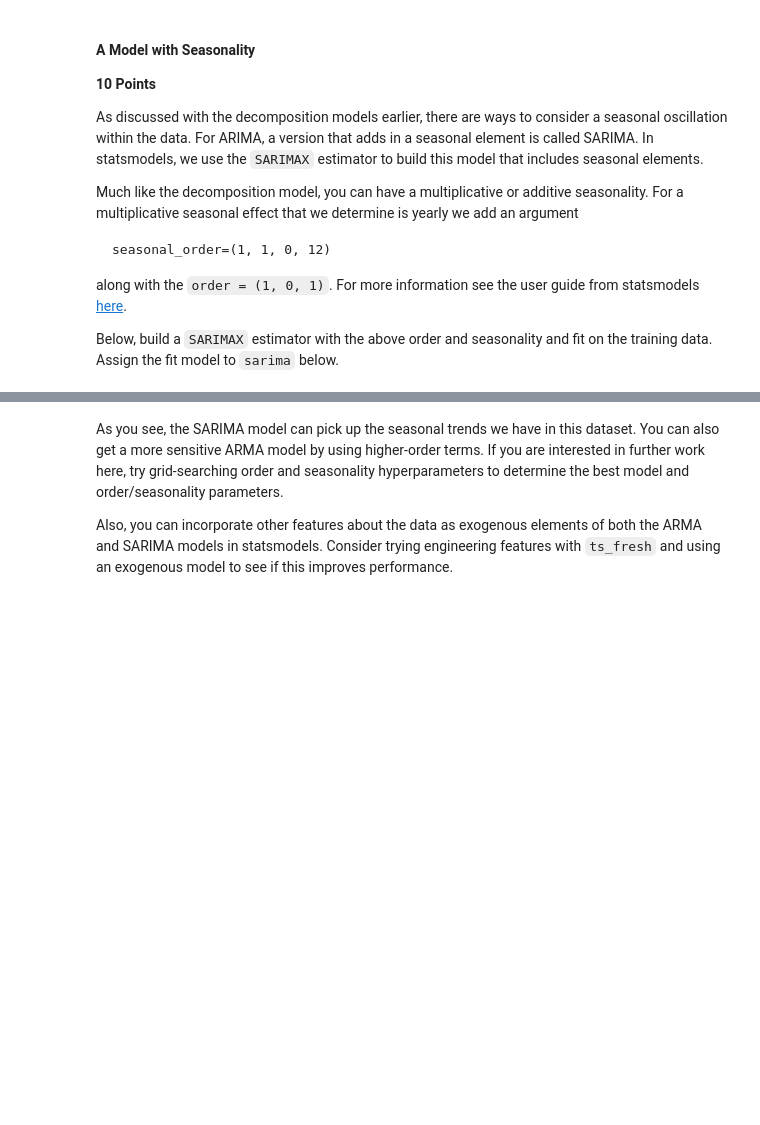
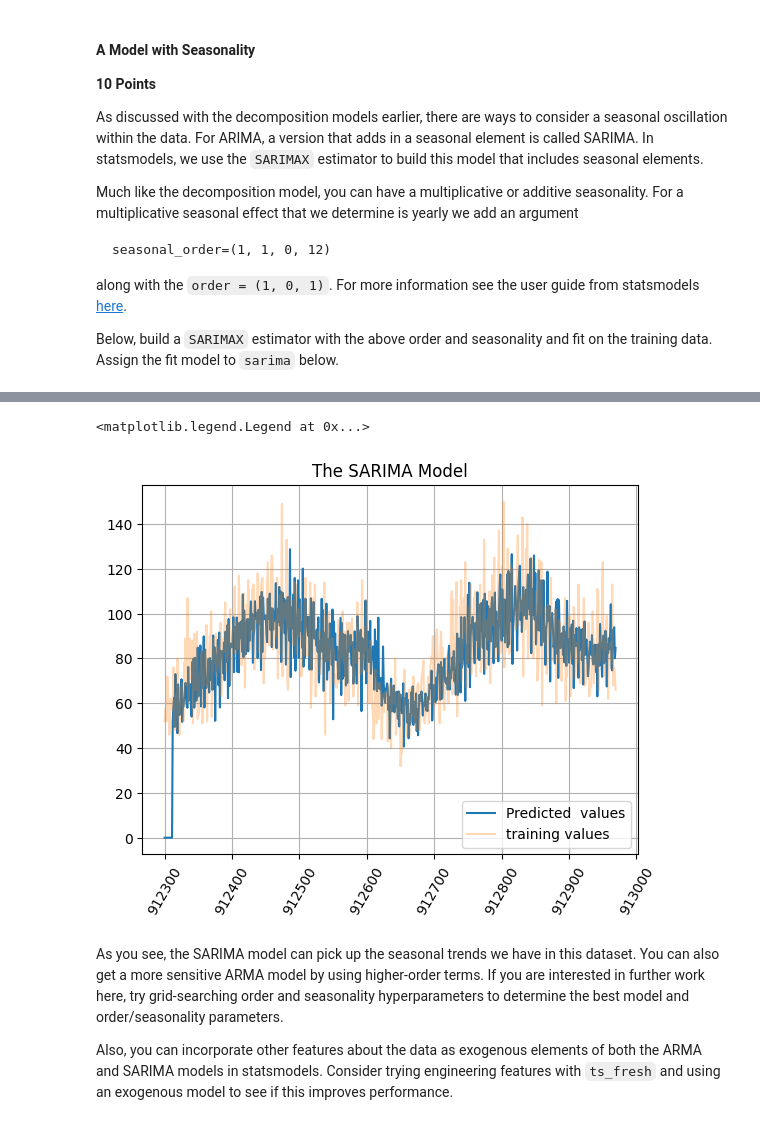
Before and after one commit to Subroy1/MSAI_AllPracticeModules, a Jupyter notebook: Module 10/ARIMA_SARIMA_Assignment10_4.ipynb, the cells around one changed output, grey strips where cells are left out. Cells and saved outputs as stored; diff of their text form; code cells hidden in the pictures; blank space fills up the shorter version.

Commit message:
SARIMAX results

```diff
--- a/Module 10/ARIMA_SARIMA_Assignment10_4.ipynb
+++ b/Module 10/ARIMA_SARIMA_Assignment10_4.ipynb
@@ -292,8 +320,9 @@ X_train, X_test = stores_df['sales'].iloc[-700:-30], stores_df.iloc[-30:]
 # %%
 ### GRADED
 #NOTE: in your fit statement, use .fit(disp=0)
-
 # YOUR CODE HERE
+#seasonal_order=(1, 1, 0, 12) along with the order = (1, 0, 1)
+sarima = SARIMAX( X_train,  order= (1,0,1), seasonal_order= (1,1,0,12), simple_differencing=True).fit(disp=0)#simple_differencing=True,
 
 ### ANSWER CHECK
 sarima.summary()
@@ -300,9 +350,13 @@ sarima.summary()
 # %%
-# plt.plot(X_train.index, sarima.predict())
-# plt.plot(X_train.index, X_train, alpha = 0.3)
-# plt.xticks(rotation = 60)
-# plt.title('The SARIMA Model')
-# plt.grid();
+plt.plot(X_train.index, sarima.predict(), label='Predicted  values')
+plt.plot(X_train.index, X_train, alpha = 0.3, label='training values')
+plt.xticks(rotation = 60)
+plt.title('The SARIMA Model')
+plt.grid();
+plt.legend()
+# %% [output]
+<matplotlib.legend.Legend at 0x...>
+[figure, added]
 # %% [markdown]
 As you see, the SARIMA model can pick up the seasonal trends we have in this dataset.  You can also get a more sensitive ARMA model by using higher-order terms.  If you are interested in further work here, try grid-searching order and seasonality hyperparameters to determine the best model and order/seasonality parameters.
 
```
Also changed, not shown: parts of 10 cells of this notebook.
